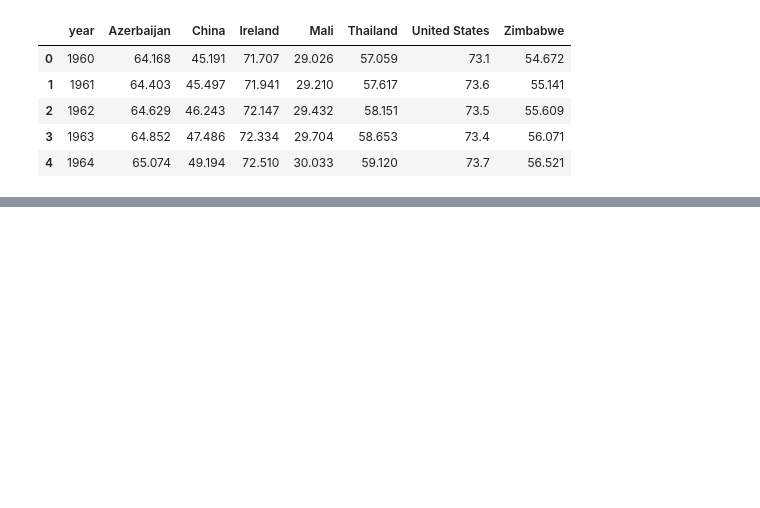
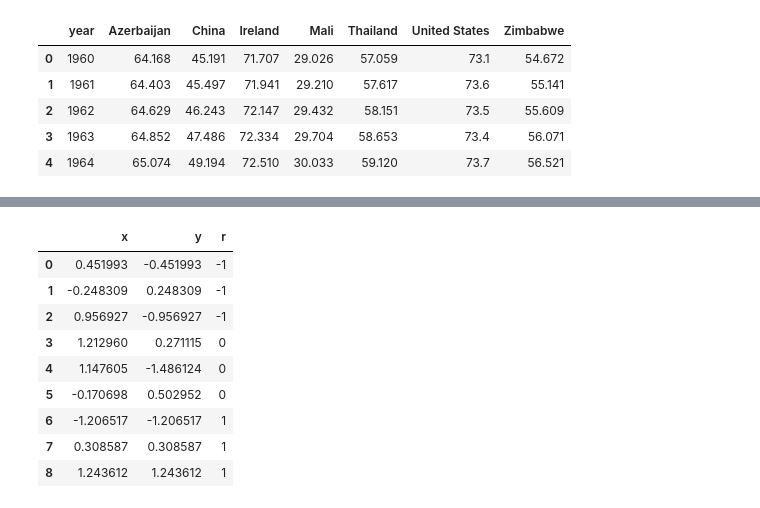
Before and after one commit to brendanrbrown/stor155_sp21, a Jupyter notebook: notebooks/wb_health.ipynb, the cells around one changed output, grey strips where cells are left out. Cells and saved outputs as stored; diff of their text form; code cells hidden in the pictures; blank space fills up the shorter version.

```diff
--- a/notebooks/wb_health.ipynb
+++ b/notebooks/wb_health.ipynb
@@ -141,0 +174,14 @@ d.drop(columns = 'year').apply(lambda x: [x[nlast] - x[0], (x[nlast] - x[0])/x[0
+# %%
+# small example
+plot_multnorm(3, rs = [-1, 0, 1])
+# %% [output]
+|  | x | y | r |
+| 0 | 0.451993 | -0.451993 | -1 |
+| 1 | -0.248309 | 0.248309 | -1 |
+| 2 | 0.956927 | -0.956927 | -1 |
+| 3 | 1.212960 | 0.271115 | 0 |
+| 4 | 1.147605 | -1.486124 | 0 |
+| 5 | -0.170698 | 0.502952 | 0 |
+| 6 | -1.206517 | -1.206517 | 1 |
+| 7 | 0.308587 | 0.308587 | 1 |
+| 8 | 1.243612 | 1.243612 | 1 |
```
Also changed, not shown: parts of 13 cells of this notebook, 6 other files.
